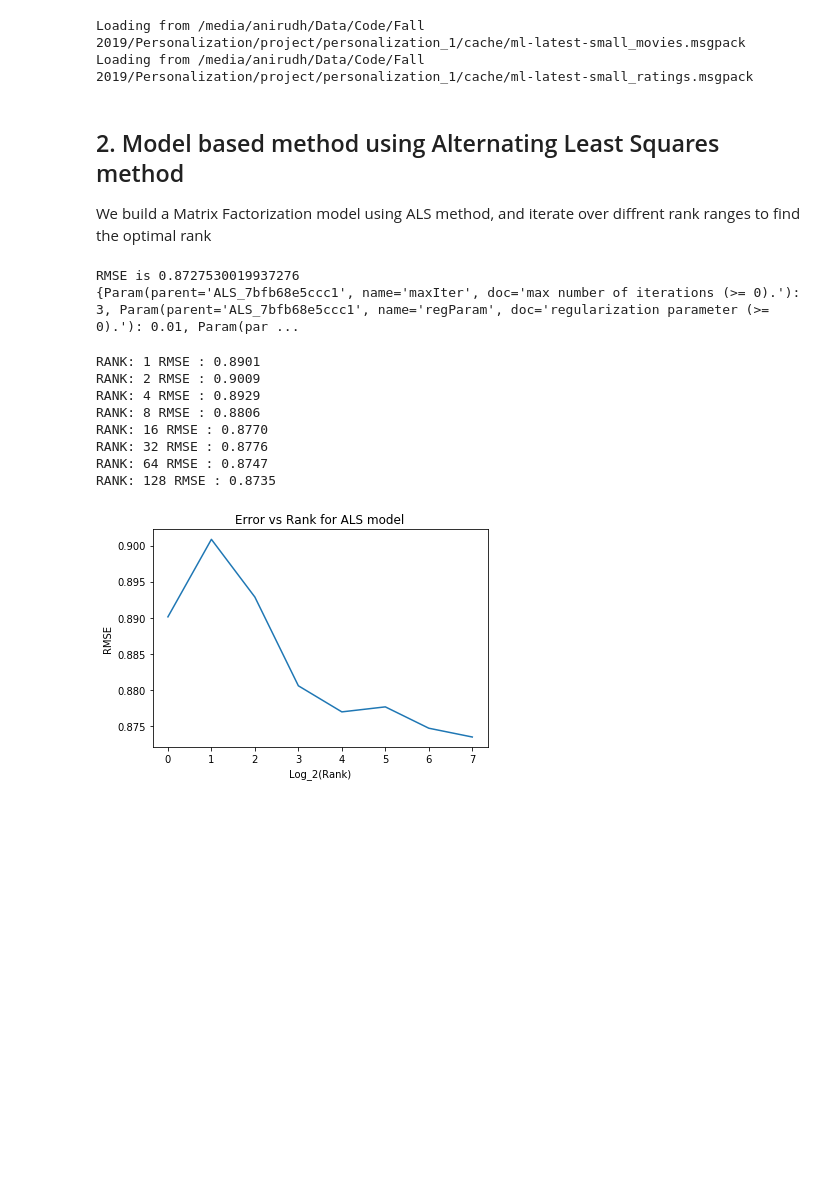
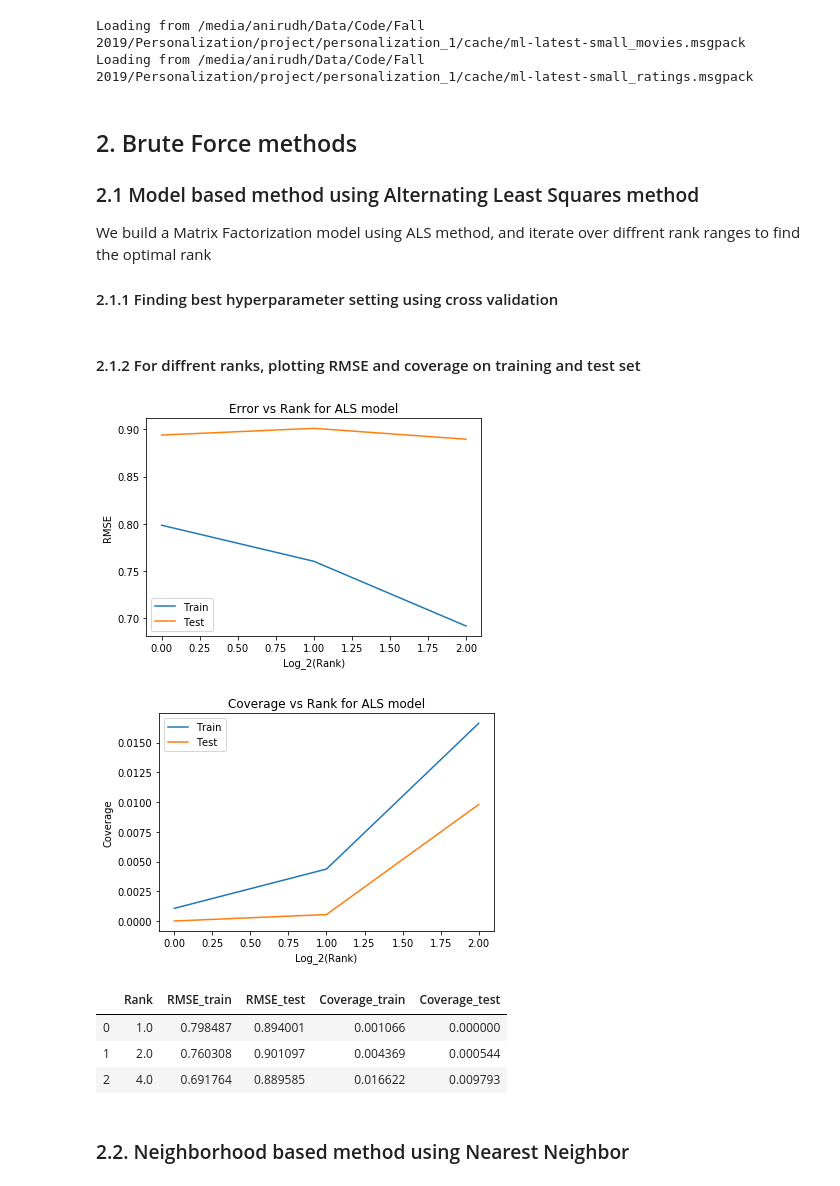
Before and after one commit to ridhi1412/personalization_1, a Jupyter notebook: Final.ipynb, the cells around one changed output. Saved outputs shown, nothing was run; the diff lists cells and outputs as text; code cells hidden in the pictures; blank space fills up the shorter version.

Commit message:
Coverage and RMSE report for ALS

```diff
--- a/Final.ipynb
+++ b/Final.ipynb
@@ -56,9 +56,13 @@ ratings_spark_df = load_spark_df(dir_name=dir_name,
 Loading from /media/anirudh/Data/Code/Fall 2019/Personalization/project/personalization_1/cache/ml-latest-small_movies.msgpack
 Loading from /media/anirudh/Data/Code/Fall 2019/Personalization/project/personalization_1/cache/ml-latest-small_ratings.msgpack
 # %% [markdown]
-## 2. Model based method using Alternating Least Squares method
+## 2. Brute Force methods
+
+### 2.1 Model based method using Alternating Least Squares method
 
 We build a Matrix Factorization model using ALS method, and iterate over diffrent rank ranges to find the optimal rank
+
+#### 2.1.1 Finding best hyperparameter setting using cross validation
 # %%
 # Creating a Parameter Grid for ALS
 model = ALS(userCol="userId",
@@ -75,30 +79,39 @@ paramGrid = ParamGridBuilder() \
 
 # Finding best parameter combination from cross validation
 cross_validation(ratings_spark_df,
-                 model='ALS',
+                 model=model,
                  evaluator='Regression',
                  param_grid=paramGrid,
                  k_folds=3)
-# %% [output]
-RMSE is 0.8727530019937276
-{Param(parent='ALS_7bfb68e5ccc1', name='maxIter', doc='max number of iterations (>= 0).'): 3, Param(parent='ALS_7bfb68e5ccc1', name='regParam', doc='regularization parameter (>= 0).'): 0.01, Param(par ...
+# %% [markdown]
+#### 2.1.2 For diffrent ranks, plotting RMSE and coverage on training and test set
 # %%
 # Plotting RMSE versus rank
-ranks = [2**i for i in range(8)]
-rmse_dict = get_best_rank(ratings_spark_df, ranks=ranks)
+pow_two_max_rank = 2
+ranks = [2**i for i in range(pow_two_max_rank+1)]
+report_dict = get_best_rank(ratings_spark_df, ranks=ranks)
 
-plt.plot(list(rmse_dict[0].values()))
+plt.plot(list(report_dict[0].values()))
+plt.plot(list(report_dict[1].values()))
+plt.legend(['Train', 'Test'])
 plt.xlabel("Log_2(Rank)")
 plt.ylabel("RMSE")
 plt.title("Error vs Rank for ALS model")
 plt.show()
+
+plt.plot(list(report_dict[2].values()))
+plt.plot(list(report_dict[3].values()))
+plt.legend(['Train', 'Test'])
+plt.xlabel("Log_2(Rank)")
+plt.ylabel("Coverage")
+plt.title("Coverage vs Rank for ALS model")
+plt.show()
+
+display(report_dict[4])
 # %% [output]
-RANK: 1 RMSE : 0.8901
-RANK: 2 RMSE : 0.9009
-RANK: 4 RMSE : 0.8929
-RANK: 8 RMSE : 0.8806
-RANK: 16 RMSE : 0.8770
-RANK: 32 RMSE : 0.8776
-RANK: 64 RMSE : 0.8747
-RANK: 128 RMSE : 0.8735
-[figure, old version]
+[figure, new version]
+[figure, added]
+|  | Rank | RMSE_train | RMSE_test | Coverage_train | Coverage_test |
+| 0 | 1.0 | 0.798487 | 0.894001 | 0.001066 | 0.000000 |
+| 1 | 2.0 | 0.760308 | 0.901097 | 0.004369 | 0.000544 |
+| 2 | 4.0 | 0.691764 | 0.889585 | 0.016622 | 0.009793 |
@@ -110,3 +118,5 @@ get_rank_report(ratings_spark_df)
+# %% [markdown]
+### 2.2. Neighborhood based method using Nearest Neighbor
 # %%
 def spark_to_sparse(spark_df, user_or_item='user'):
     df = spark_df.drop('timestamp')
```
Also changed, not shown: parts of 6 cells of this notebook, 1 other file.
